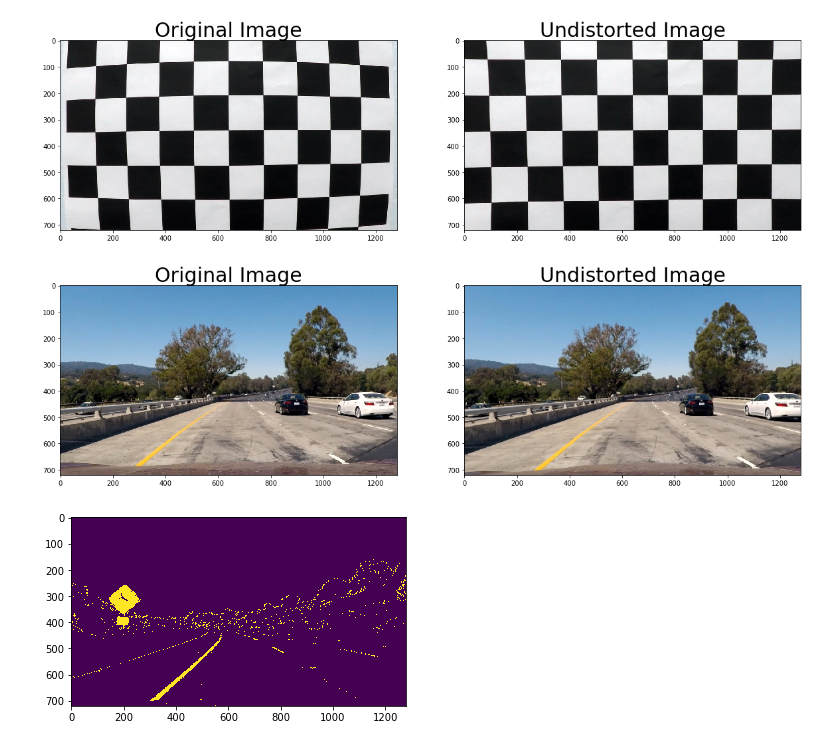
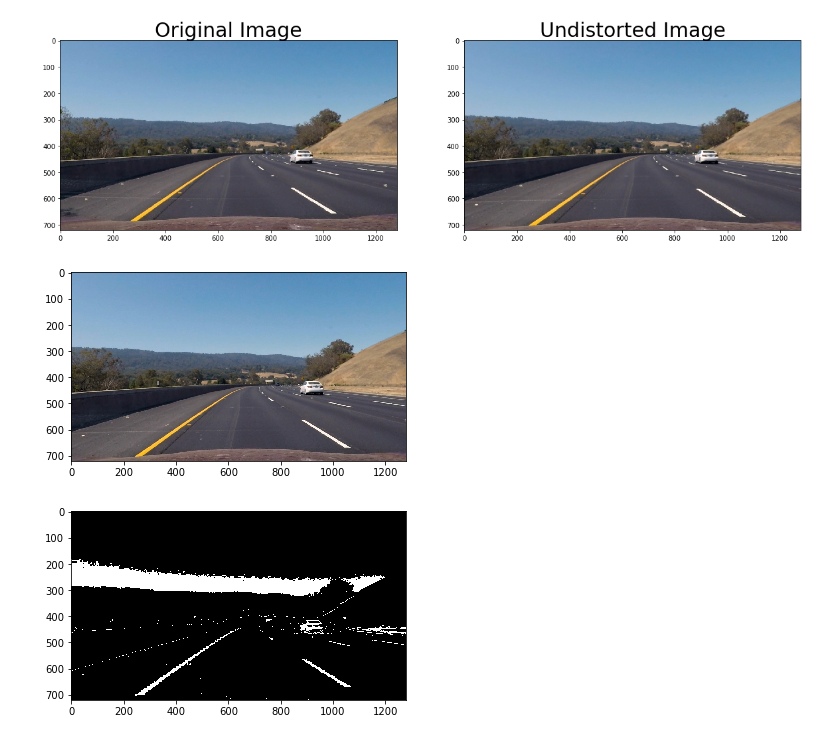
Before and after one commit to jainil/CarND-Advanced-Lane-Lines, a Jupyter notebook: advanced_lanes.ipynb, the cells around one changed output. Drawn from its saved outputs; the diff is of its cells as text; code cells hidden in the pictures.

Commit message:
binary image thresholding done

```diff
--- a/advanced_lanes.ipynb
+++ b/advanced_lanes.ipynb
@@ -7,6 +8,4 @@ import glob
 # %%
-import pickle
-
 # prepare object points, like (0,0,0), (1,0,0), (2,0,0) ....,(6,5,0)
 objp = np.zeros((6*9,3), np.float32)
 objp[:,:2] = np.mgrid[0:9, 0:6].T.reshape(-1,2)
@@ -40,12 +39,6 @@ ret, mtx, dist, rvecs, tvecs = cv2.calibrateCamera(objpoints, imgpoints, img_siz
 
 dst = cv2.undistort(img, mtx, dist, None, mtx)
 
-# Save the camera calibration result for later use (we won't worry about rvecs / tvecs)
-dist_pickle = {}
-dist_pickle["mtx"] = mtx
-dist_pickle["dist"] = dist
-pickle.dump( dist_pickle, open( "saves/camera_cal_pickle.p", "wb" ) )
-
 # Visualize undistortion
 f, (ax1, ax2) = plt.subplots(1, 2, figsize=(20,10))
 ax1.imshow(img)
@@ -54,10 +47,8 @@ ax2.imshow(dst)
 ax2.set_title('Undistorted Image', fontsize=30)
 
 plt.savefig('output_images/undistorted.png', bbox_inches='tight')
-# %% [output]
-[figure, removed]
 # %%
-test_img = mpimg.imread('test_images/test1.jpg')
+test_img = mpimg.imread('test_images/test3.jpg')
 
 test_dst = cv2.undistort(test_img, mtx, dist, None, mtx)
 
@@ -70,4 +61,4 @@ ax2.set_title('Undistorted Image', fontsize=30)
 
 plt.savefig('output_images/test_undistorted.png', bbox_inches='tight')
 # %% [output]
-[figure, old version]
+[figure, new version]
@@ -121,13 +124,14 @@ def get_binary_output(img, s_thresh=(170, 255)):
 # %%
 def image_pipeline(img):
     img = cv2.undistort(img, mtx, dist, None, mtx)
+    plt.figure(0)
+    plt.imshow(img)
+    binary_output = get_binary_output(img)
+    plt.figure(1)
+    plt.imshow(binary_output, cmap='gray')
+    plt.savefig('output_images/binary_output.jpg')
 
-    binary_output = get_binary_output(img, s_thresh=(170, 255), sx_thresh=(40, 100))
-    plt.imshow(binary_output)
-    cv2.imwrite('output_images/binary_output.jpg', binary_output)
-
-
-img = mpimg.imread('test_images/test2.jpg')
-image_pipeline(img)
+image_pipeline(test_img)
 # %% [output]
-[figure, old version]
+[figure, new version]
+[figure, added]
```
Also changed, not shown: parts of 3 cells of this notebook, 4 other files.
